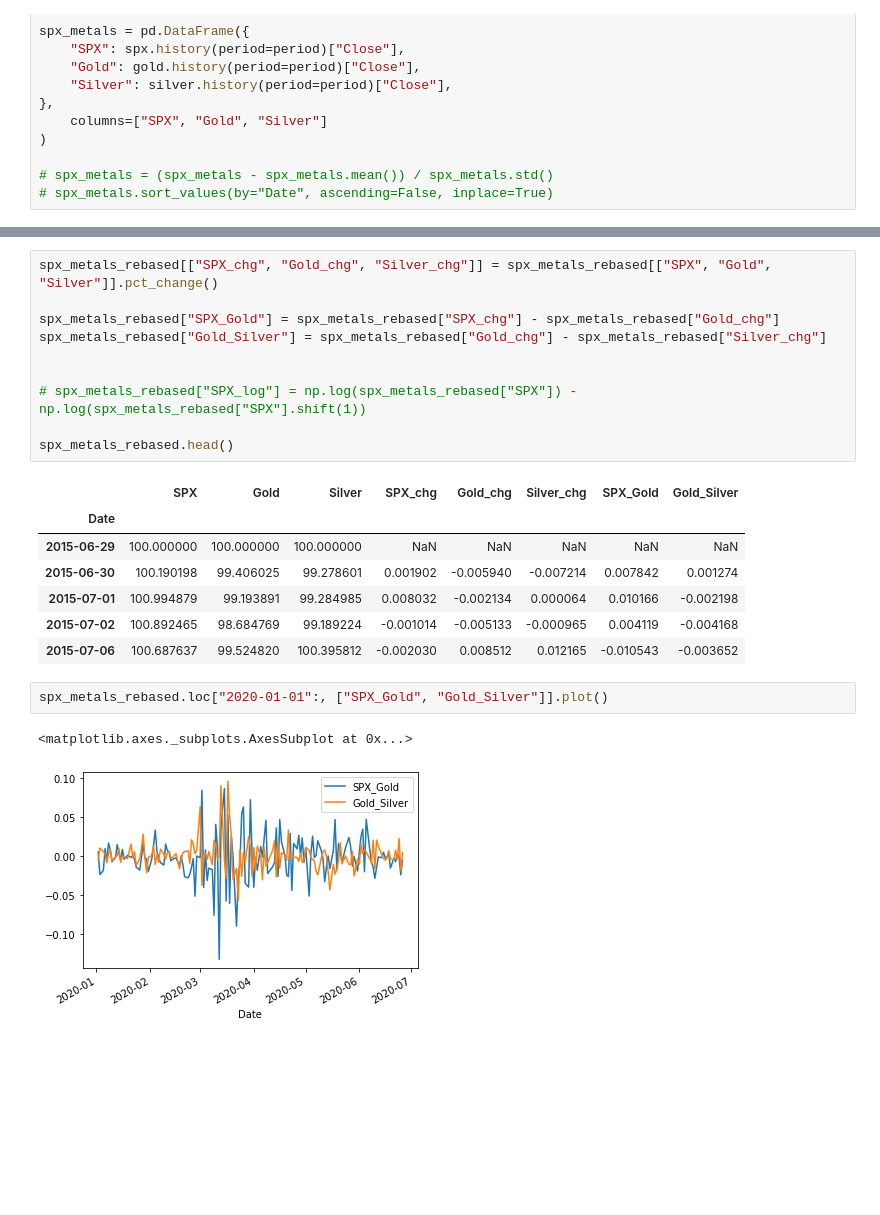
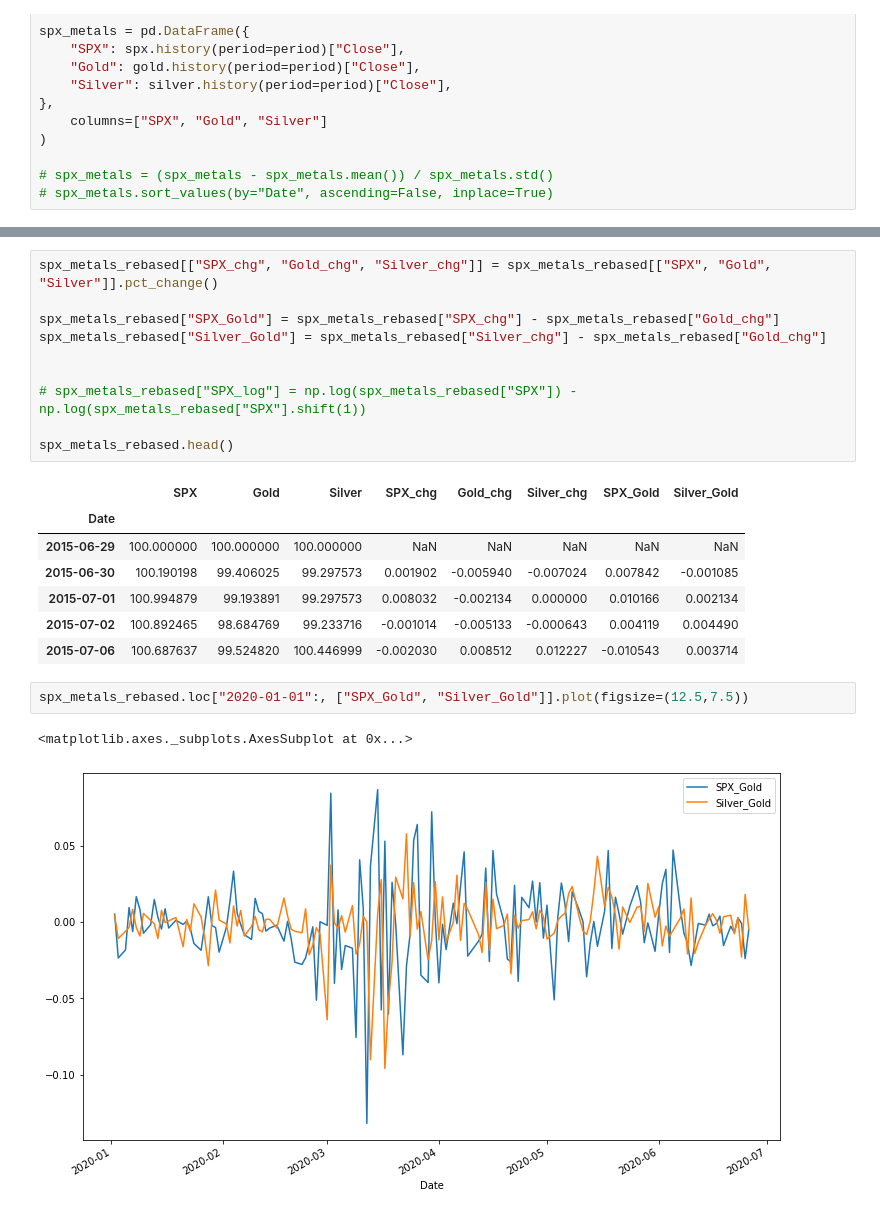
Before and after one commit to piotr-de/markets-ai, a Jupyter notebook: api_test.ipynb, the cells around one changed output, grey strips where cells are left out. Drawn from its saved outputs; the diff is of its cells as text; blank space fills up the shorter version.

```diff
--- a/api_test.ipynb
+++ b/api_test.ipynb
@@ -41,22 +41,22 @@ spx_metals_rebased.plot()
 spx_metals_rebased[["SPX_chg", "Gold_chg", "Silver_chg"]] = spx_metals_rebased[["SPX", "Gold", "Silver"]].pct_change()
 
 spx_metals_rebased["SPX_Gold"] = spx_metals_rebased["SPX_chg"] - spx_metals_rebased["Gold_chg"]
-spx_metals_rebased["Gold_Silver"] = spx_metals_rebased["Gold_chg"] - spx_metals_rebased["Silver_chg"]
+spx_metals_rebased["Silver_Gold"] = spx_metals_rebased["Silver_chg"] - spx_metals_rebased["Gold_chg"]
 
 
 # spx_metals_rebased["SPX_log"] = np.log(spx_metals_rebased["SPX"]) - np.log(spx_metals_rebased["SPX"].shift(1))
 
 spx_metals_rebased.head()
 # %% [output]
-|  | SPX | Gold | Silver | SPX_chg | Gold_chg | Silver_chg | SPX_Gold | Gold_Silver |
+|  | SPX | Gold | Silver | SPX_chg | Gold_chg | Silver_chg | SPX_Gold | Silver_Gold |
 | Date |  |  |  |  |  |  |  |  |
 | 2015-06-29 | 100.000000 | 100.000000 | 100.000000 | NaN | NaN | NaN | NaN | NaN |
-| 2015-06-30 | 100.190198 | 99.406025 | 99.278601 | 0.001902 | -0.005940 | -0.007214 | 0.007842 | 0.001274 |
-| 2015-07-01 | 100.994879 | 99.193891 | 99.284985 | 0.008032 | -0.002134 | 0.000064 | 0.010166 | -0.002198 |
-| 2015-07-02 | 100.892465 | 98.684769 | 99.189224 | -0.001014 | -0.005133 | -0.000965 | 0.004119 | -0.004168 |
-| 2015-07-06 | 100.687637 | 99.524820 | 100.395812 | -0.002030 | 0.008512 | 0.012165 | -0.010543 | -0.003652 |
+| 2015-06-30 | 100.190198 | 99.406025 | 99.297573 | 0.001902 | -0.005940 | -0.007024 | 0.007842 | -0.001085 |
+| 2015-07-01 | 100.994879 | 99.193891 | 99.297573 | 0.008032 | -0.002134 | 0.000000 | 0.010166 | 0.002134 |
+| 2015-07-02 | 100.892465 | 98.684769 | 99.233716 | -0.001014 | -0.005133 | -0.000643 | 0.004119 | 0.004490 |
+| 2015-07-06 | 100.687637 | 99.524820 | 100.446999 | -0.002030 | 0.008512 | 0.012227 | -0.010543 | 0.003714 |
 # %%
-spx_metals_rebased.loc["2020-01-01":, ["SPX_Gold", "Gold_Silver"]].plot()
+spx_metals_rebased.loc["2020-01-01":, ["SPX_Gold", "Silver_Gold"]].plot(figsize=(12.5,7.5))
 # %% [output]
 <matplotlib.axes._subplots.AxesSubplot at 0x...>
-[figure, old version]
+[figure, new version]
```
Also changed, not shown: parts of 4 cells of this notebook.
